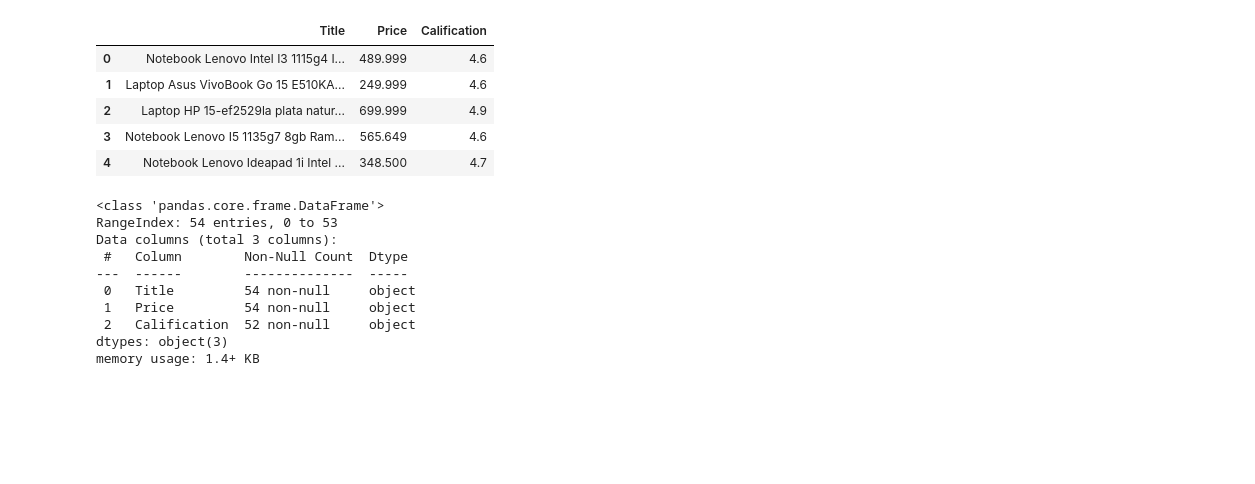
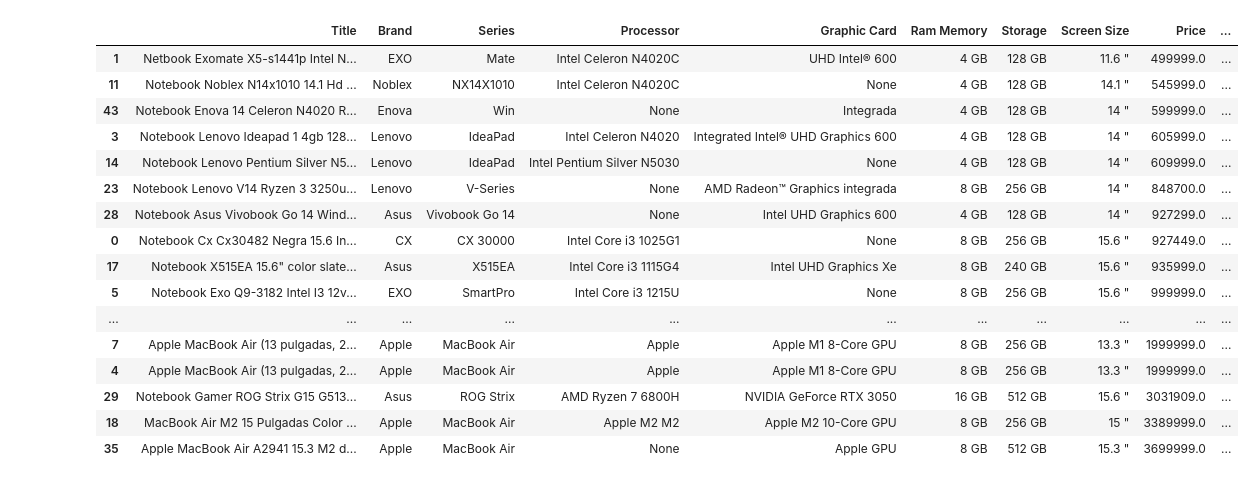
Before and after one commit to RemorI/simple-web-scraping-ML, a Jupyter notebook: Web-Scraping-Mercado-Libre.ipynb, the cells around one changed output. Saved outputs shown, nothing was run; the diff lists cells and outputs as text; code cells hidden in the pictures; blank space fills up the shorter version.

Commit message:
[Add] More info

```diff
--- a/Web-Scraping-Mercado-Libre.ipynb
+++ b/Web-Scraping-Mercado-Libre.ipynb
@@ -171,3 +191,17 @@ None
+# %%
+# Sometimes work somethings don't
+def get_table_content(link):
+    attempt, max_attempt, wait_time= 0, 5, 5
+
+    while attempt < max_attempt:
+        res = requests.get(link)
+        soupin = soup(res.content, "html.parser")
+        table_content = soupin.find('div', class_='ui-vpp-highlighted-specs__striped-specs')
+        if table_content is None:
+            attempt +=1
+        else:
+            return table_content
+            break
 # %%
 table = {
     "Title":[],
@@ -232,14 +287,30 @@ UnboundLocalError: cannot access local variable 'serie_pro' where it is not asso
+# %%
+tableDF = pd.DataFrame(table)
+tableDF = tableDF.dropna(subset=['Price'])
+table_sort = tableDF.sort_values(by='Price', ascending=True)
+table_sort
+# %% [output]
+|  | Title | Brand | Series | Processor | Graphic Card | Ram Memory | Storage | Screen Size | Price | ... |
+| 1 | Netbook Exomate X5-s1441p Intel N... | EXO | Mate | Intel Celeron N4020C | UHD Intel® 600 | 4 GB | 128 GB | 11.6 " | 499999.0 | ... |
+| 11 | Notebook Noblex N14x1010 14.1 Hd ... | Noblex | NX14X1010 | Intel Celeron N4020C | None | 4 GB | 128 GB | 14.1 " | 545999.0 | ... |
+| 43 | Notebook Enova 14 Celeron N4020 R... | Enova | Win | None | Integrada | 4 GB | 128 GB | 14 " | 599999.0 | ... |
+| 3 | Notebook Lenovo Ideapad 1 4gb 128... | Lenovo | IdeaPad | Intel Celeron N4020 | Integrated Intel® UHD Graphics 600 | 4 GB | 128 GB | 14 " | 605999.0 | ... |
+| 14 | Notebook Lenovo Pentium Silver N5... | Lenovo | IdeaPad | Intel Pentium Silver N5030 | None | 4 GB | 128 GB | 14 " | 609999.0 | ... |
+| 23 | Notebook Lenovo V14 Ryzen 3 3250u... | Lenovo | V-Series | None | AMD Radeon™ Graphics integrada | 8 GB | 256 GB | 14 " | 848700.0 | ... |
+| 28 | Notebook Asus Vivobook Go 14 Wind... | Asus | Vivobook Go 14 | None | Intel UHD Graphics 600 | 4 GB | 128 GB | 14 " | 927299.0 | ... |
+| 0 | Notebook Cx Cx30482 Negra 15.6 In... | CX | CX 30000 | Intel Core i3 1025G1 | None | 8 GB | 256 GB | 15.6 " | 927449.0 | ... |
+| 17 | Notebook X515EA 15.6" color slate... | Asus | X515EA | Intel Core i3 1115G4 | Intel UHD Graphics Xe | 8 GB | 240 GB | 15.6 " | 935999.0 | ... |
+| 5 | Notebook Exo Q9-3182 Intel I3 12v... | EXO | SmartPro | Intel Core i3 1215U | None | 8 GB | 256 GB | 15.6 " | 999999.0 | ... |
+| ... | ... | ... | ... | ... | ... | ... | ... | ... | ... | ... |
+| 7 | Apple MacBook Air (13 pulgadas, 2... | Apple | MacBook Air | Apple | Apple M1 8-Core GPU | 8 GB | 256 GB | 13.3 " | 1999999.0 | ... |
+| 4 | Apple MacBook Air (13 pulgadas, 2... | Apple | MacBook Air | Apple | Apple M1 8-Core GPU | 8 GB | 256 GB | 13.3 " | 1999999.0 | ... |
+| 29 | Notebook Gamer ROG Strix G15 G513... | Asus | ROG Strix | AMD Ryzen 7 6800H | NVIDIA GeForce RTX 3050 | 16 GB | 512 GB | 15.6 " | 3031909.0 | ... |
+| 18 | MacBook Air M2 15 Pulgadas Color ... | Apple | MacBook Air | Apple M2 M2 | Apple M2 10-Core GPU | 8 GB | 256 GB | 15 " | 3389999.0 | ... |
+| 35 | Apple MacBook Air A2941 15.3 M2 d... | Apple | MacBook Air | None | Apple GPU | 8 GB | 512 GB | 15.3 " | 3699999.0 | ... |
 # %%
 #Read newly created csv
 
-df = pd.read_csv('MLdf.csv')
+# df = pd.read_csv('MLdf.csv')
 
-df.head()
+# df.head()
-# %% [output]
-|  | Title | Price | Calification |
-| 0 | Notebook Lenovo Intel I3 1115g4 I... | 489.999 | 4.6 |
-| 1 | Laptop Asus VivoBook Go 15 E510KA... | 249.999 | 4.6 |
-| 2 | Laptop HP 15-ef2529la plata natur... | 699.999 | 4.9 |
-| 3 | Notebook Lenovo I5 1135g7 8gb Ram... | 565.649 | 4.6 |
-| 4 | Notebook Lenovo Ideapad 1i Intel ... | 348.500 | 4.7 |
 # %%
@@ -288,16 +353 @@ def check_price():
-# %%
-df = pd.read_csv('MLdf.csv')
-
-df.info()
-# %% [output]
-<class 'pandas.core.frame.DataFrame'>
-RangeIndex: 54 entries, 0 to 53
-Data columns (total 3 columns):
- #   Column        Non-Null Count  Dtype
----  ------        --------------  -----
- 0   Title         54 non-null     object
- 1   Price         54 non-null     object
- 2   Calification  52 non-null     object
-dtypes: object(3)
-memory usage: 1.4+ KB
 # %%
```
Also changed, not shown: parts of 7 cells of this notebook.
